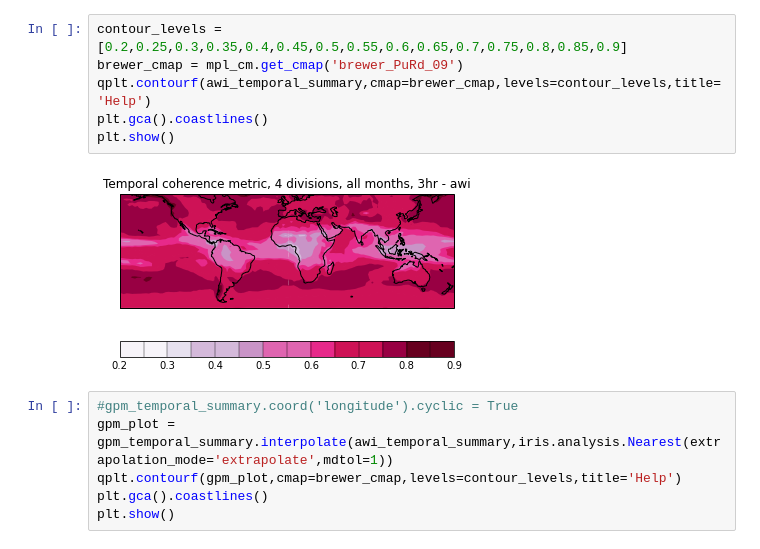
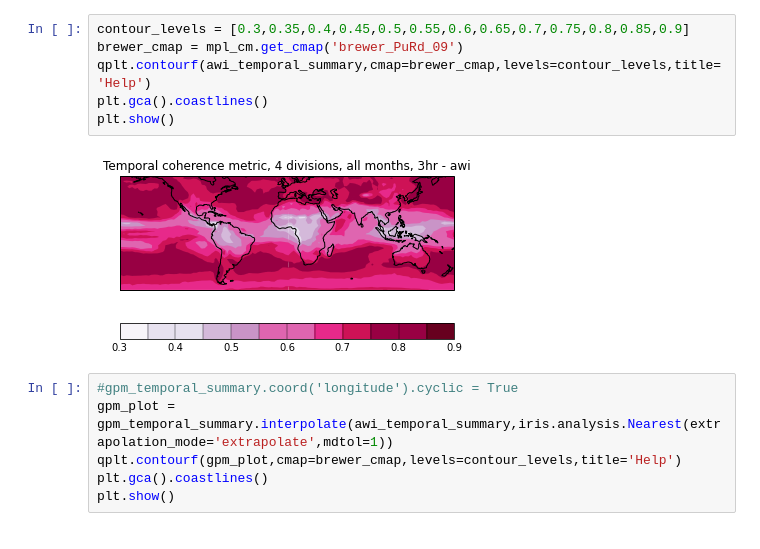
Before and after one commit to nick-klingaman/ASoP, a Jupyter notebook: ASoP-Coherence/asop_coherence_global_temporal_plotting.ipynb, the cells around one changed output. Saved outputs shown, nothing was run; the diff lists cells and outputs as text.

```diff
--- a/ASoP-Coherence/asop_coherence_global_temporal_plotting.ipynb
+++ b/ASoP-Coherence/asop_coherence_global_temporal_plotting.ipynb
@@ -19,11 +61,11 @@ gpm_temporal_summary.long_name = 'Temporal coherence metric, 4 divisions, all mo
 # %%
-contour_levels = [0.2,0.25,0.3,0.35,0.4,0.45,0.5,0.55,0.6,0.65,0.7,0.75,0.8,0.85,0.9]
+contour_levels = [0.3,0.35,0.4,0.45,0.5,0.55,0.6,0.65,0.7,0.75,0.8,0.85,0.9]
 brewer_cmap = mpl_cm.get_cmap('brewer_PuRd_09')
 qplt.contourf(awi_temporal_summary,cmap=brewer_cmap,levels=contour_levels,title='Help')
 plt.gca().coastlines()
 plt.show()
 # %% [output]
-[figure, old version]
+[figure, new version]
 # %%
 #gpm_temporal_summary.coord('longitude').cyclic = True
 gpm_plot = gpm_temporal_summary.interpolate(awi_temporal_summary,iris.analysis.Nearest(extrapolation_mode='extrapolate',mdtol=1))
```
Also changed, not shown: parts of 8 cells of this notebook, 2 other files.
